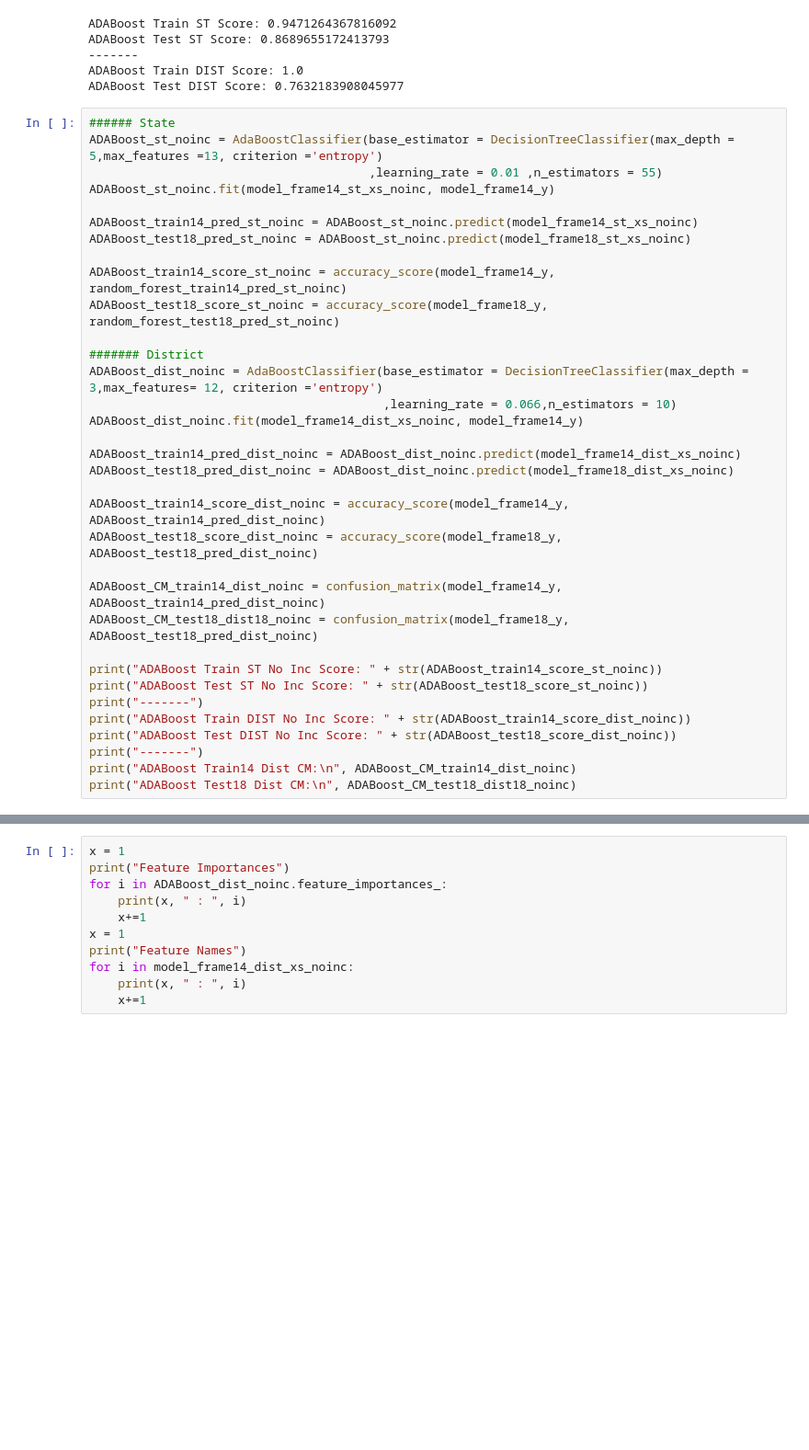
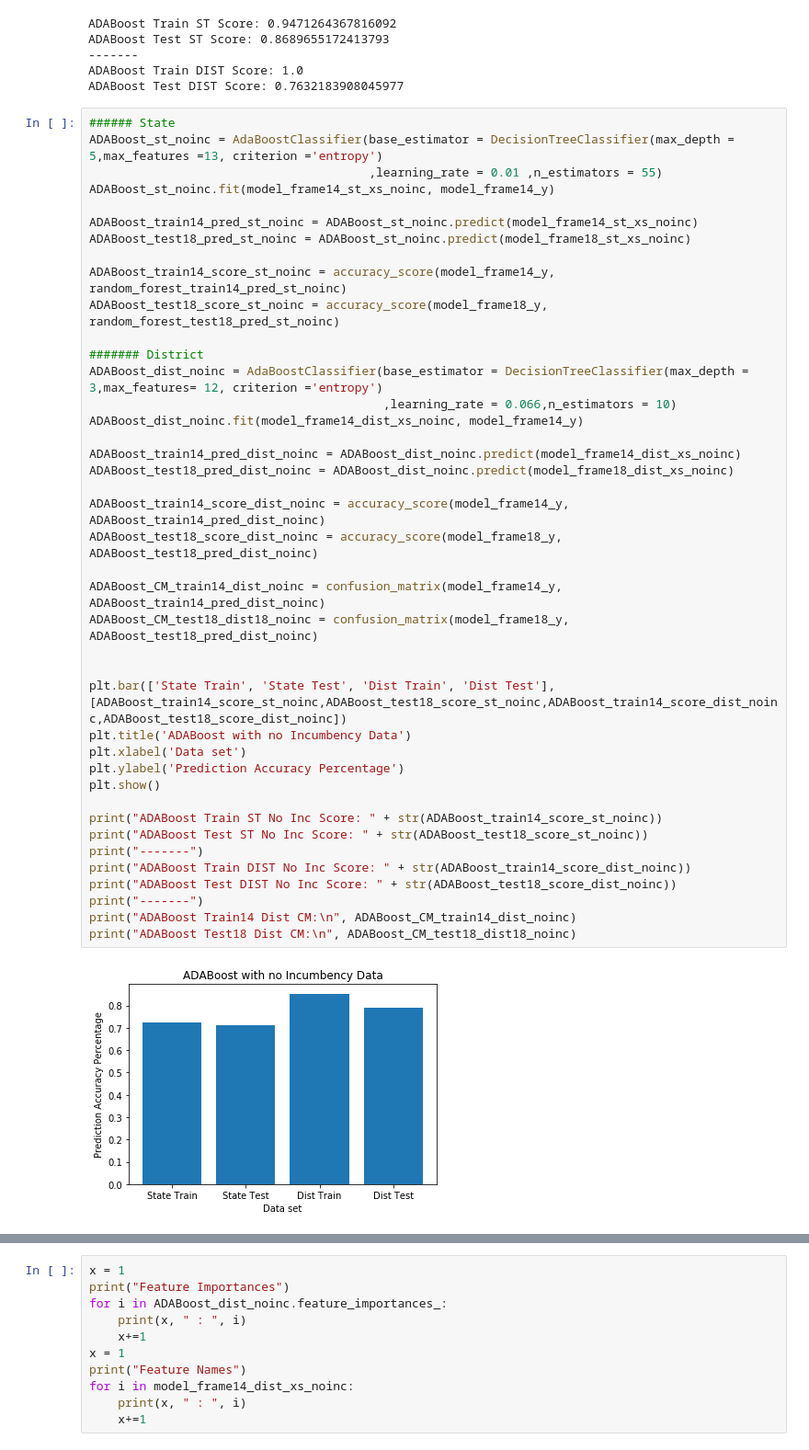
Before and after one commit to Abelay02/CS109a-Final-Project, a Jupyter notebook: Final Project Consolidated Code.ipynb, the cells around one changed output, grey strips where cells are left out. Shown at 92% size. Saved outputs shown, nothing was run; the diff lists cells and outputs as text; blank space fills up the shorter version.

```diff
--- a/Final Project Consolidated Code.ipynb
+++ b/Final Project Consolidated Code.ipynb
@@ -1518,33 +1525,41 @@ ADABoost_st_noinc.fit(model_frame14_st_xs_noinc, model_frame14_y)
 
 ADABoost_train14_pred_st_noinc = ADABoost_st_noinc.predict(model_frame14_st_xs_noinc)
 ADABoost_test18_pred_st_noinc = ADABoost_st_noinc.predict(model_frame18_st_xs_noinc)
 
 ADABoost_train14_score_st_noinc = accuracy_score(model_frame14_y, random_forest_train14_pred_st_noinc)
 ADABoost_test18_score_st_noinc = accuracy_score(model_frame18_y, random_forest_test18_pred_st_noinc)
 
 ####### District
 ADABoost_dist_noinc = AdaBoostClassifier(base_estimator = DecisionTreeClassifier(max_depth = 3,max_features= 12, criterion ='entropy')
                                          ,learning_rate = 0.066,n_estimators = 10)
 ADABoost_dist_noinc.fit(model_frame14_dist_xs_noinc, model_frame14_y)
 
 ADABoost_train14_pred_dist_noinc = ADABoost_dist_noinc.predict(model_frame14_dist_xs_noinc)
 ADABoost_test18_pred_dist_noinc = ADABoost_dist_noinc.predict(model_frame18_dist_xs_noinc)
 
 ADABoost_train14_score_dist_noinc = accuracy_score(model_frame14_y, ADABoost_train14_pred_dist_noinc)
 ADABoost_test18_score_dist_noinc = accuracy_score(model_frame18_y, ADABoost_test18_pred_dist_noinc)
 
 ADABoost_CM_train14_dist_noinc = confusion_matrix(model_frame14_y, ADABoost_train14_pred_dist_noinc)
 ADABoost_CM_test18_dist18_noinc = confusion_matrix(model_frame18_y, ADABoost_test18_pred_dist_noinc)
 
+
+plt.bar(['State Train', 'State Test', 'Dist Train', 'Dist Test'],[ADABoost_train14_score_st_noinc,ADABoost_test18_score_st_noinc,ADABoost_train14_score_dist_noinc,ADABoost_test18_score_dist_noinc])
+plt.title('ADABoost with no Incumbency Data')
+plt.xlabel('Data set')
+plt.ylabel('Prediction Accuracy Percentage')
+plt.show()
+
 print("ADABoost Train ST No Inc Score: " + str(ADABoost_train14_score_st_noinc))
 print("ADABoost Test ST No Inc Score: " + str(ADABoost_test18_score_st_noinc))
 print("-------")
 print("ADABoost Train DIST No Inc Score: " + str(ADABoost_train14_score_dist_noinc))
 print("ADABoost Test DIST No Inc Score: " + str(ADABoost_test18_score_dist_noinc))
 print("-------")
 print("ADABoost Train14 Dist CM:\n", ADABoost_CM_train14_dist_noinc)
 print("ADABoost Test18 Dist CM:\n", ADABoost_CM_test18_dist18_noinc)
 # %% [output]
+[figure, added]
 ADABoost Train ST No Inc Score: 0.7241379310344828
 ADABoost Test ST No Inc Score: 0.7126436781609196
 -------
```
Also changed, not shown: parts of 3 cells of this notebook.
